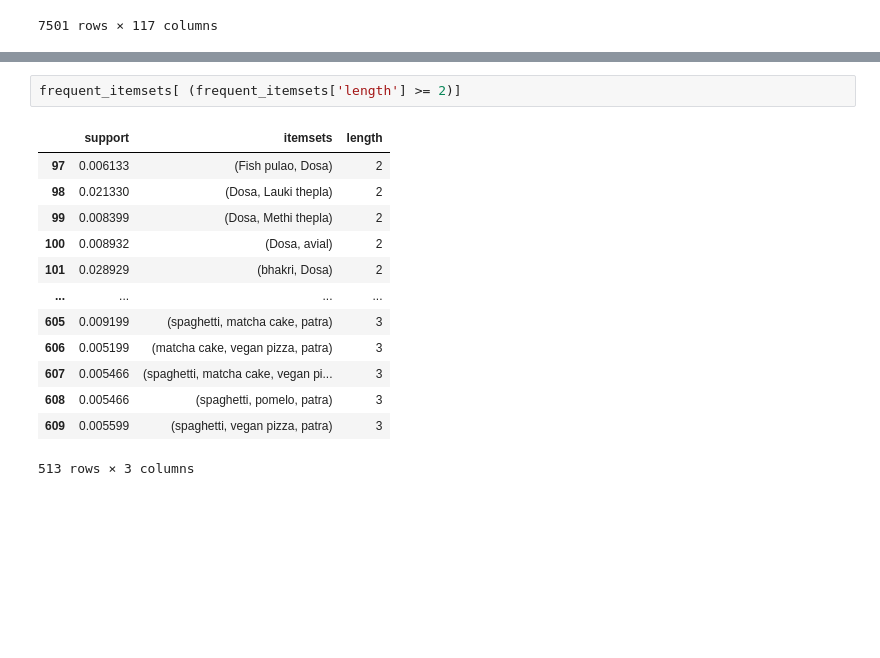
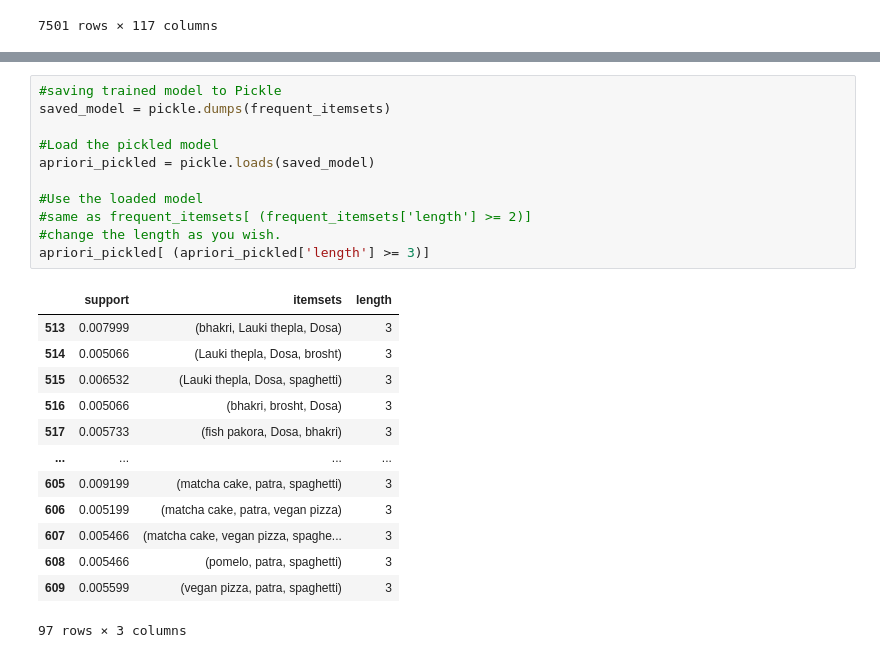
Before and after one commit to prathee13/crave-it, a Jupyter notebook: Apriori.ipynb, the cells around one changed output, grey strips where cells are left out. Drawn from its saved outputs; the diff is of its cells as text; blank space fills up the shorter version.

Commit message:
Pickled Apriori

```diff
--- a/Apriori.ipynb
+++ b/Apriori.ipynb
@@ -79,17 +81,26 @@ frequent_itemsets
 610 rows × 3 columns
-# %%
-frequent_itemsets[ (frequent_itemsets['length'] >= 2)]
-# %% [output]
-|  | support | itemsets | length |
-| 97 | 0.006133 | (Fish pulao, Dosa) | 2 |
-| 98 | 0.021330 | (Dosa, Lauki thepla) | 2 |
-| 99 | 0.008399 | (Dosa, Methi thepla) | 2 |
-| 100 | 0.008932 | (Dosa, avial) | 2 |
-| 101 | 0.028929 | (bhakri, Dosa) | 2 |
-| ... | ... | ... | ... |
-| 605 | 0.009199 | (spaghetti, matcha cake, patra) | 3 |
-| 606 | 0.005199 | (matcha cake, vegan pizza, patra) | 3 |
-| 607 | 0.005466 | (spaghetti, matcha cake, vegan pi... | 3 |
-| 608 | 0.005466 | (spaghetti, pomelo, patra) | 3 |
-| 609 | 0.005599 | (spaghetti, vegan pizza, patra) | 3 |
-513 rows × 3 columns
+# %%
+#saving trained model to Pickle
+saved_model = pickle.dumps(frequent_itemsets)
+
+#Load the pickled model
+apriori_pickled = pickle.loads(saved_model)
+
+#Use the loaded model
+#same as frequent_itemsets[ (frequent_itemsets['length'] >= 2)]
+#change the length as you wish.
+apriori_pickled[ (apriori_pickled['length'] >= 3)]
+# %% [output]
+|  | support | itemsets | length |
+| 513 | 0.007999 | (bhakri, Lauki thepla, Dosa) | 3 |
+| 514 | 0.005066 | (Lauki thepla, Dosa, brosht) | 3 |
+| 515 | 0.006532 | (Lauki thepla, Dosa, spaghetti) | 3 |
+| 516 | 0.005066 | (bhakri, brosht, Dosa) | 3 |
+| 517 | 0.005733 | (fish pakora, Dosa, bhakri) | 3 |
+| ... | ... | ... | ... |
+| 605 | 0.009199 | (matcha cake, patra, spaghetti) | 3 |
+| 606 | 0.005199 | (matcha cake, patra, vegan pizza) | 3 |
+| 607 | 0.005466 | (matcha cake, vegan pizza, spaghe... | 3 |
+| 608 | 0.005466 | (pomelo, patra, spaghetti) | 3 |
+| 609 | 0.005599 | (vegan pizza, patra, spaghetti) | 3 |
+97 rows × 3 columns
```
Also changed, not shown: parts of 3 cells of this notebook.
